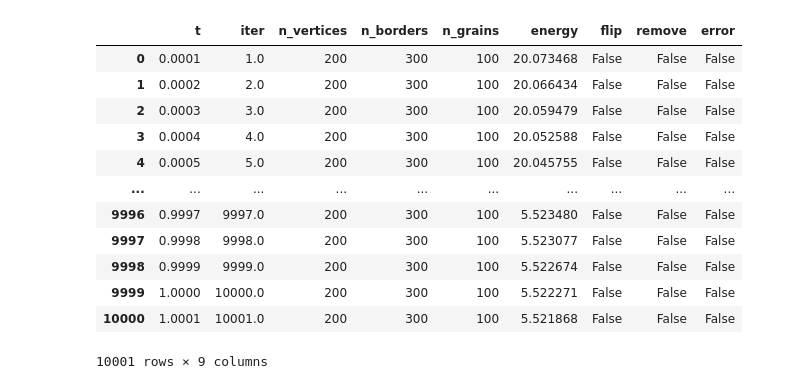
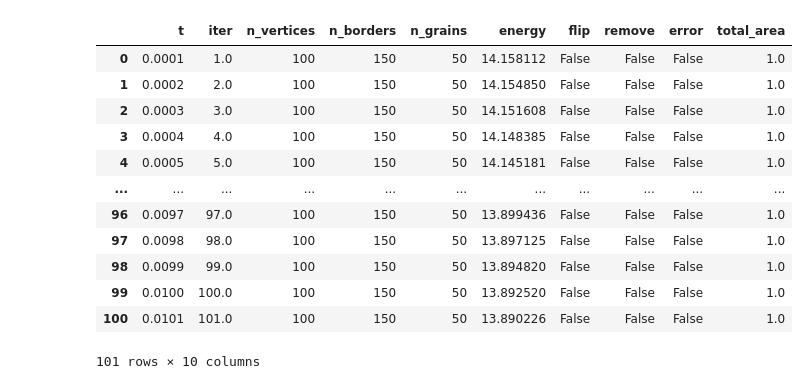
Before and after one commit to marceloramirezu/polycrystal-2d-vertex-model-simulation, a Jupyter notebook: stats.ipynb, the cells around one changed output. Cells and saved outputs as stored; diff of their text form; code cells hidden in the pictures.

```diff
--- a/stats.ipynb
+++ b/stats.ipynb
@@ -32,17 +41,17 @@ array([(1.0000e-04, 1.0000e+00, 200, 300, 100, 20.07346756, False, False, False)
 # %%
-df = pd.DataFrame(arr, columns = ['t','iter','n_vertices','n_borders','n_grains','energy','flip','remove','error'])
+df = pd.DataFrame(arr, columns = ['t','iter','n_vertices','n_borders','n_grains','energy','flip','remove','error','total_area'])
 df
 # %% [output]
-|  | t | iter | n_vertices | n_borders | n_grains | energy | flip | remove | error |
-| 0 | 0.0001 | 1.0 | 200 | 300 | 100 | 20.073468 | False | False | False |
-| 1 | 0.0002 | 2.0 | 200 | 300 | 100 | 20.066434 | False | False | False |
-| 2 | 0.0003 | 3.0 | 200 | 300 | 100 | 20.059479 | False | False | False |
-| 3 | 0.0004 | 4.0 | 200 | 300 | 100 | 20.052588 | False | False | False |
-| 4 | 0.0005 | 5.0 | 200 | 300 | 100 | 20.045755 | False | False | False |
-| ... | ... | ... | ... | ... | ... | ... | ... | ... | ... |
-| 9996 | 0.9997 | 9997.0 | 200 | 300 | 100 | 5.523480 | False | False | False |
-| 9997 | 0.9998 | 9998.0 | 200 | 300 | 100 | 5.523077 | False | False | False |
-| 9998 | 0.9999 | 9999.0 | 200 | 300 | 100 | 5.522674 | False | False | False |
-| 9999 | 1.0000 | 10000.0 | 200 | 300 | 100 | 5.522271 | False | False | False |
-| 10000 | 1.0001 | 10001.0 | 200 | 300 | 100 | 5.521868 | False | False | False |
+|  | t | iter | n_vertices | n_borders | n_grains | energy | flip | remove | error | total_area |
+| 0 | 0.0001 | 1.0 | 100 | 150 | 50 | 14.158112 | False | False | False | 1.0 |
+| 1 | 0.0002 | 2.0 | 100 | 150 | 50 | 14.154850 | False | False | False | 1.0 |
+| 2 | 0.0003 | 3.0 | 100 | 150 | 50 | 14.151608 | False | False | False | 1.0 |
+| 3 | 0.0004 | 4.0 | 100 | 150 | 50 | 14.148385 | False | False | False | 1.0 |
+| 4 | 0.0005 | 5.0 | 100 | 150 | 50 | 14.145181 | False | False | False | 1.0 |
+| ... | ... | ... | ... | ... | ... | ... | ... | ... | ... | ... |
+| 96 | 0.0097 | 97.0 | 100 | 150 | 50 | 13.899436 | False | False | False | 1.0 |
+| 97 | 0.0098 | 98.0 | 100 | 150 | 50 | 13.897125 | False | False | False | 1.0 |
+| 98 | 0.0099 | 99.0 | 100 | 150 | 50 | 13.894820 | False | False | False | 1.0 |
+| 99 | 0.0100 | 100.0 | 100 | 150 | 50 | 13.892520 | False | False | False | 1.0 |
+| 100 | 0.0101 | 101.0 | 100 | 150 | 50 | 13.890226 | False | False | False | 1.0 |
-10001 rows × 9 columns
+101 rows × 10 columns
```
Also changed, not shown: parts of 17 cells of this notebook, 17 other files.
